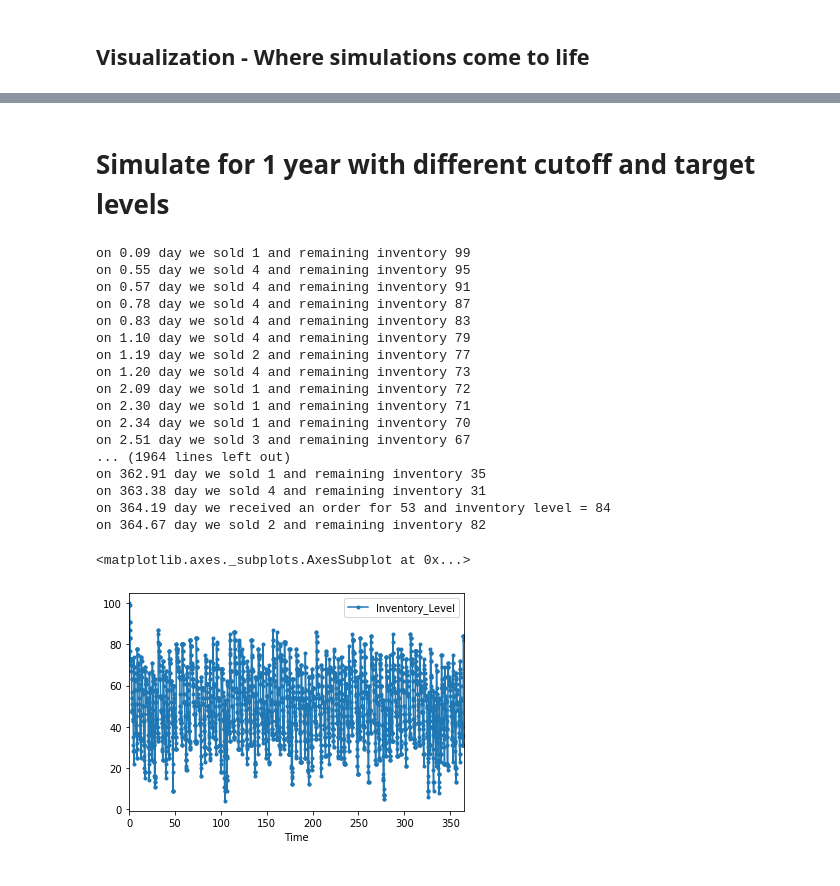
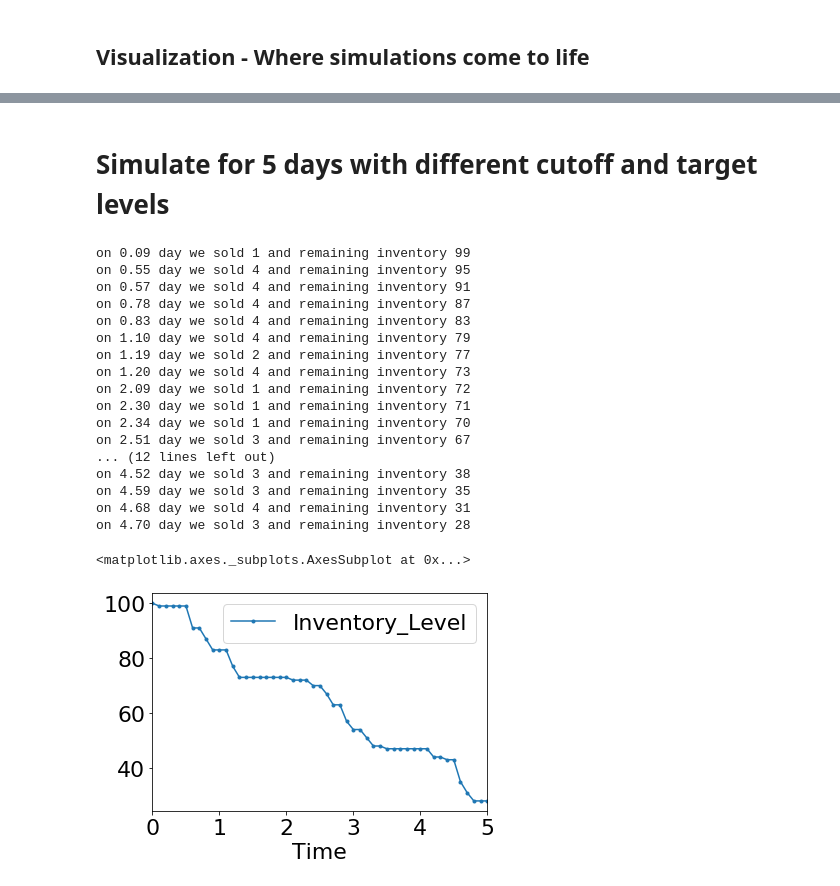
Before and after one commit to KKAnumalasetty/Supply_Chain_Simulations, a Jupyter notebook: Discrete Event Simulation - Inventory Management.ipynb, the cells around one changed output, grey strips where cells are left out. Drawn from its saved outputs; the diff is of its cells as text; code cells hidden in the pictures.

```diff
--- a/Discrete Event Simulation - Inventory Management.ipynb
+++ b/Discrete Event Simulation - Inventory Management.ipynb
@@ -176,30 +177,30 @@ def run_simulation(days,cutoff,target):
     })
     return inventory_DF
 # %% [markdown]
-# Simulate for 1 year with different cutoff and target levels
+# Simulate for 5 days with different cutoff and target levels
 # %%
-inventory_DF = run_simulation(365,50,100)
+inventory_DF = run_simulation(5,50,100)
 inventory_DF.plot(x='Time', y='Inventory_Level',style='.-')
 # %% [output]
 on 0.09 day we sold 1 and remaining inventory 99
 on 0.55 day we sold 4 and remaining inventory 95
 on 0.57 day we sold 4 and remaining inventory 91
 on 0.78 day we sold 4 and remaining inventory 87
 on 0.83 day we sold 4 and remaining inventory 83
 on 1.10 day we sold 4 and remaining inventory 79
 on 1.19 day we sold 2 and remaining inventory 77
 on 1.20 day we sold 4 and remaining inventory 73
 on 2.09 day we sold 1 and remaining inventory 72
 on 2.30 day we sold 1 and remaining inventory 71
 on 2.34 day we sold 1 and remaining inventory 70
 on 2.51 day we sold 3 and remaining inventory 67
-... (1964 lines left out)
-on 362.91 day we sold 1 and remaining inventory 35
-on 363.38 day we sold 4 and remaining inventory 31
-on 364.19 day we received an order for 53 and inventory level = 84
-on 364.67 day we sold 2 and remaining inventory 82
+... (12 lines left out)
+on 4.52 day we sold 3 and remaining inventory 38
+on 4.59 day we sold 3 and remaining inventory 35
+on 4.68 day we sold 4 and remaining inventory 31
+on 4.70 day we sold 3 and remaining inventory 28
 <matplotlib.axes._subplots.AxesSubplot at 0x...>
-[figure, old version]
+[figure, new version]
 # %%
 !pip install panel
 # %% [output]
```
Also changed, not shown: parts of 3 cells of this notebook.
